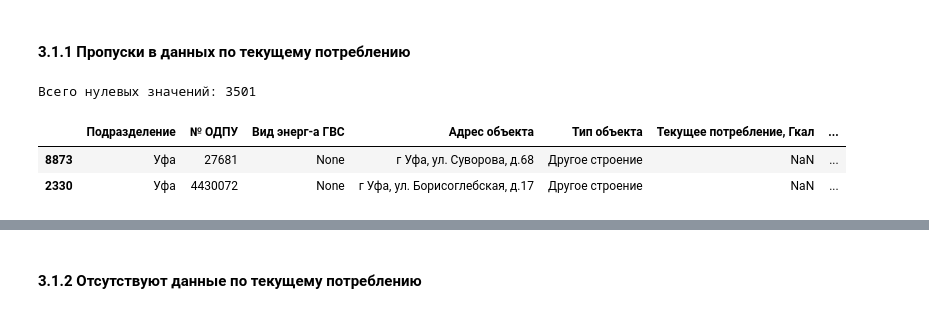
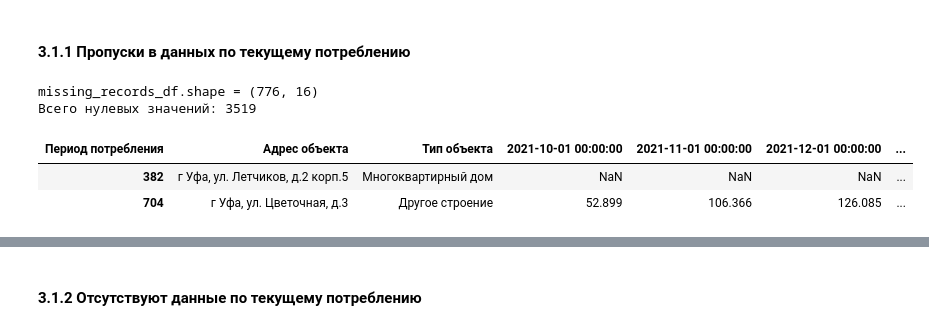
Before and after one commit to YaninaK/anomaly-detection, a Jupyter notebook: notebooks/02_Anomalies_1_2_4.ipynb, the cells around one changed output, grey strips where cells are left out. Saved outputs shown, nothing was run; the diff lists cells and outputs as text; code cells hidden in the pictures.

```diff
--- a/notebooks/02_Anomalies_1_2_4.ipynb
+++ b/notebooks/02_Anomalies_1_2_4.ipynb
@@ -83,10 +80,14 @@ missing_data = find_missing_records(data, save, path=PATH)
-# %%
-cond1 = missing_data["Текущее потребление, Гкал"].isnull()
-print(f"Всего нулевых значений: {cond1.sum()}\n")
-
-missing_data[cond1].iloc[:, :-1].sample(2)
-# %% [output]
-Всего нулевых значений: 3501
-|  | Подразделение | № ОДПУ | Вид энерг-а ГВС | Адрес объекта | Тип объекта | Текущее потребление, Гкал | ... |
-| 8873 | Уфа | 27681 | None | г Уфа, ул. Суворова, д.68 | Другое строение | NaN | ... |
-| 2330 | Уфа | 4430072 | None | г Уфа, ул. Борисоглебская, д.17 | Другое строение | NaN | ... |
+# %%
+save = True
+missing_records_addr, missing_records_df = find_missing_records(data, save, path=PATH)
+n_missing_records = missing_records_df.iloc[:, 2:].isnull().sum().sum()
+
+print(f"missing_records_df.shape = {missing_records_df.shape}")
+print(f"Всего нулевых значений: {n_missing_records}\n")
+missing_records_df.sample(2)
+# %% [output]
+missing_records_df.shape = (776, 16)
+Всего нулевых значений: 3519
+| Период потребления | Адрес объекта | Тип объекта | 2021-10-01 00:00:00 | 2021-11-01 00:00:00 | 2021-12-01 00:00:00 | ... |
+| 382 | г Уфа, ул. Летчиков, д.2 корп.5 | Многоквартирный дом | NaN | NaN | NaN | ... |
+| 704 | г Уфа, ул. Цветочная, д.3 | Другое строение | 52.899 | 106.366 | 126.085 | ... |
```
Also changed, not shown: parts of 7 cells of this notebook.
